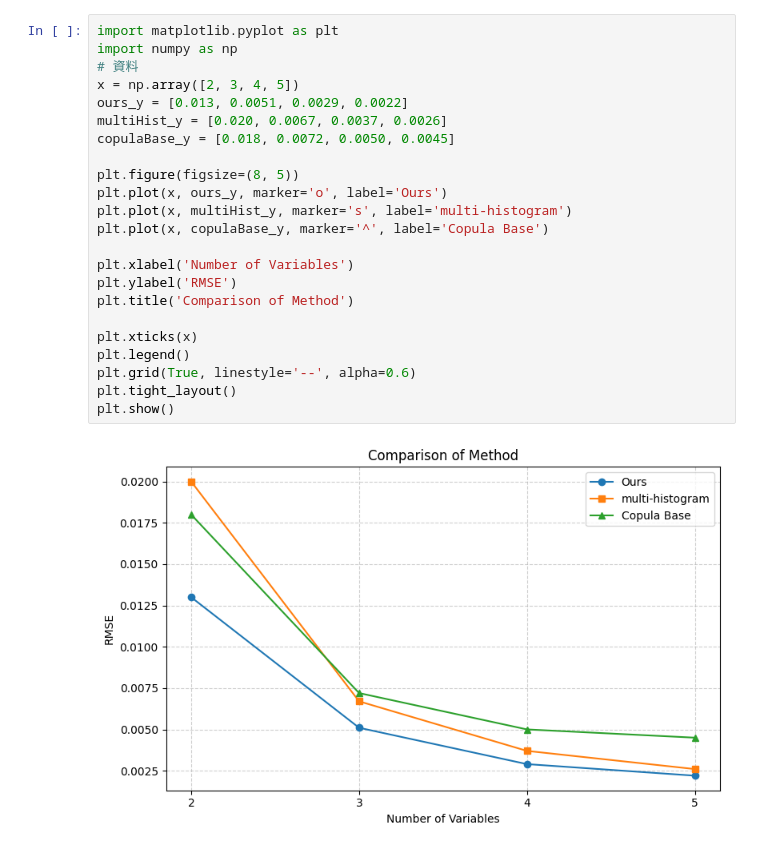
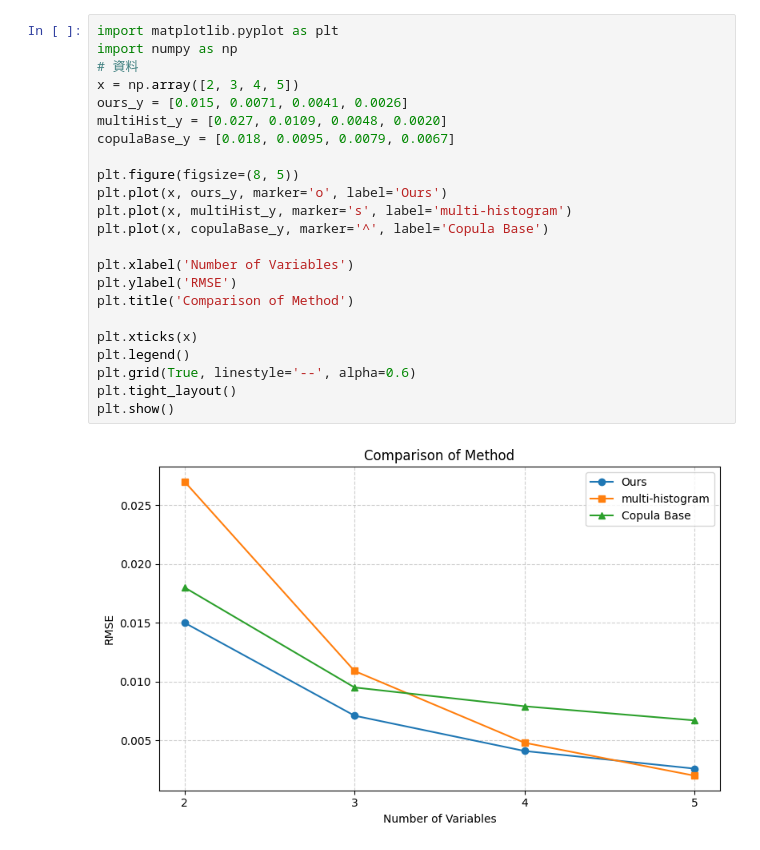
Before and after one commit to hsiaoanlung/CopulaFinal, a Jupyter notebook: RedSeaPlot.ipynb, the cells around one changed output. Cells and saved outputs as stored; diff of their text form.

```diff
--- a/RedSeaPlot.ipynb
+++ b/RedSeaPlot.ipynb
@@ -33,25 +33,25 @@ plt.show()
 # %%
 import matplotlib.pyplot as plt
 import numpy as np
 # 資料
 x = np.array([2, 3, 4, 5])
-ours_y = [0.013, 0.0051, 0.0029, 0.0022]
-multiHist_y = [0.020, 0.0067, 0.0037, 0.0026]
-copulaBase_y = [0.018, 0.0072, 0.0050, 0.0045]
+ours_y = [0.015, 0.0071, 0.0041, 0.0026]
+multiHist_y = [0.027, 0.0109, 0.0048, 0.0020]
+copulaBase_y = [0.018, 0.0095, 0.0079, 0.0067]
 
 plt.figure(figsize=(8, 5))
 plt.plot(x, ours_y, marker='o', label='Ours')
 plt.plot(x, multiHist_y, marker='s', label='multi-histogram')
 plt.plot(x, copulaBase_y, marker='^', label='Copula Base')
 
 plt.xlabel('Number of Variables')
 plt.ylabel('RMSE')
 plt.title('Comparison of Method')
 
 plt.xticks(x)
 plt.legend()
 plt.grid(True, linestyle='--', alpha=0.6)
 plt.tight_layout()
 plt.show()
 # %% [output]
-[figure, old version]
+[figure, new version]
```
Also changed, not shown: parts of 6 cells of this notebook, 47 other files.
